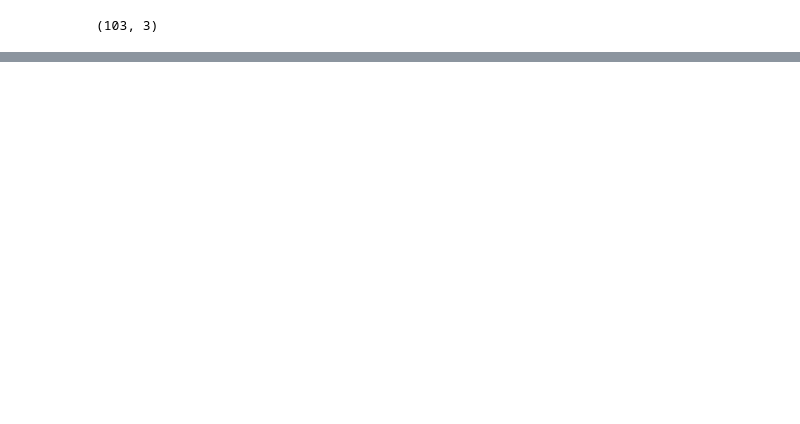
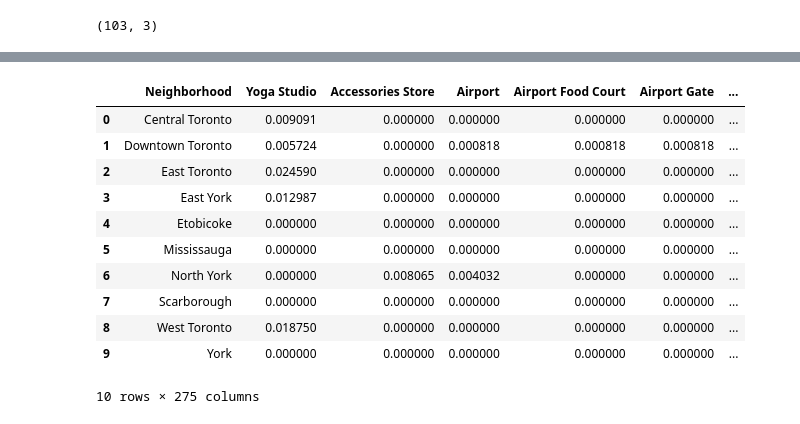
Before and after one commit to apetuhova/Coursera-Capstone, a Jupyter notebook: Toronto_segmentation.ipynb, the cells around one changed output, grey strips where cells are left out. Cells and saved outputs as stored; diff of their text form; code cells hidden in the pictures; blank space fills up the shorter version.

```diff
--- a/Toronto_segmentation.ipynb
+++ b/Toronto_segmentation.ipynb
@@ -142,0 +260,23 @@ df.shape
+# %%
+CLIENT_ID = 'Q112VBXVEKS5WUG4ZXRI5GUDHZYVEYB1GD151PK5LBRMAFKY' # your Foursquare ID
+CLIENT_SECRET = 'KGA2CQJP4GFA4W5N1W0EN1TZEL2X4WLIKADAUKQG1U3I5KNM' # your Foursquare Secret
+VERSION = '20180605' # Foursquare API version
+LIMIT = 100 # A default Foursquare API limit value
+# %%
+# create map of Manhattan using latitude and longitude values
+map_manhattan = folium.Map(location=[latitude, longitude], zoom_start=11)
+
+# add markers to map
+for lat, lng, label in zip(manhattan_data['Latitude'], manhattan_data['Longitude'], manhattan_data['Neighborhood']):
+    label = folium.Popup(label, parse_html=True)
+    folium.CircleMarker(
+        [lat, lng],
+        radius=5,
+        popup=label,
+        color='blue',
+        fill=True,
+        fill_color='#3186cc',
+        fill_opacity=0.7,
+        parse_html=False).add_to(map_manhattan)
+
+map_manhattan
@@ -142,0 +341,5 @@ df.shape
+# %%
+Toronto_venues = getNearbyVenues(names=final_df['Borough'],
+                                   latitudes=final_df['Latitude'],
+                                   longitudes=final_df['Longitude']
+                                  )
@@ -142,0 +379,12 @@ df.shape
+# %%
+# one hot encoding
+Toronto_onehot = pd.get_dummies(Toronto_venues[['Venue Category']], prefix="", prefix_sep="")
+
+# add neighborhood column back to dataframe
+Toronto_onehot['Neighborhood'] = Toronto_venues['Neighborhood']
+
+# move neighborhood column to the first column
+fixed_columns = [Toronto_onehot.columns[-1]] + list(Toronto_onehot.columns[:-1])
+Toronto_onehot = Toronto_onehot[fixed_columns]
+
+Toronto_onehot.head()
@@ -142,0 +399,16 @@ df.shape
+# %%
+Toronto_grouped = Toronto_onehot.groupby('Neighborhood').mean().reset_index()
+Toronto_grouped
+# %% [output]
+|  | Neighborhood | Yoga Studio | Accessories Store | Airport | Airport Food Court | Airport Gate | ... |
+| 0 | Central Toronto | 0.009091 | 0.000000 | 0.000000 | 0.000000 | 0.000000 | ... |
+| 1 | Downtown Toronto | 0.005724 | 0.000000 | 0.000818 | 0.000818 | 0.000818 | ... |
+| 2 | East Toronto | 0.024590 | 0.000000 | 0.000000 | 0.000000 | 0.000000 | ... |
+| 3 | East York | 0.012987 | 0.000000 | 0.000000 | 0.000000 | 0.000000 | ... |
+| 4 | Etobicoke | 0.000000 | 0.000000 | 0.000000 | 0.000000 | 0.000000 | ... |
+| 5 | Mississauga | 0.000000 | 0.000000 | 0.000000 | 0.000000 | 0.000000 | ... |
+| 6 | North York | 0.000000 | 0.008065 | 0.004032 | 0.000000 | 0.000000 | ... |
+| 7 | Scarborough | 0.000000 | 0.000000 | 0.000000 | 0.000000 | 0.000000 | ... |
+| 8 | West Toronto | 0.018750 | 0.000000 | 0.000000 | 0.000000 | 0.000000 | ... |
+| 9 | York | 0.000000 | 0.000000 | 0.000000 | 0.000000 | 0.000000 | ... |
+10 rows × 275 columns
```
Also changed, not shown: parts of 30 cells of this notebook.
